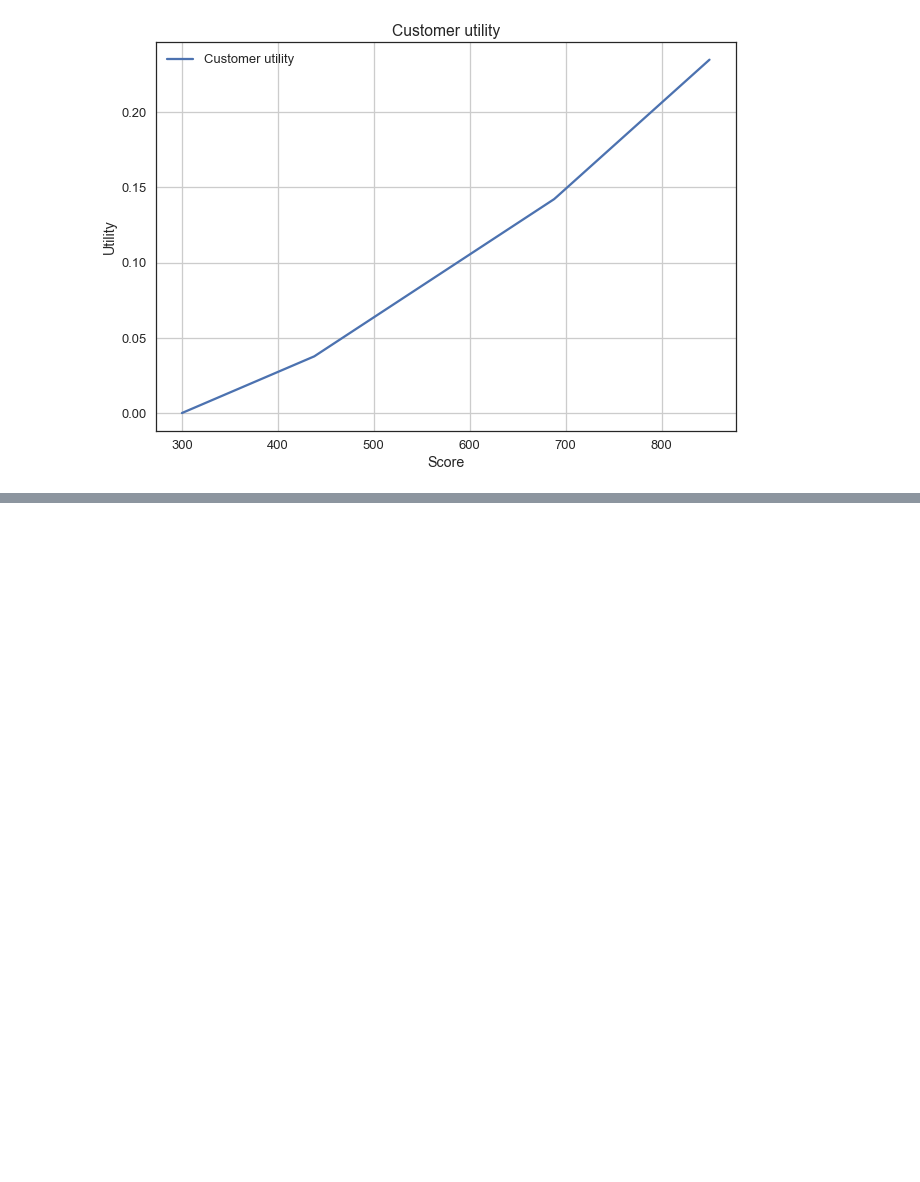
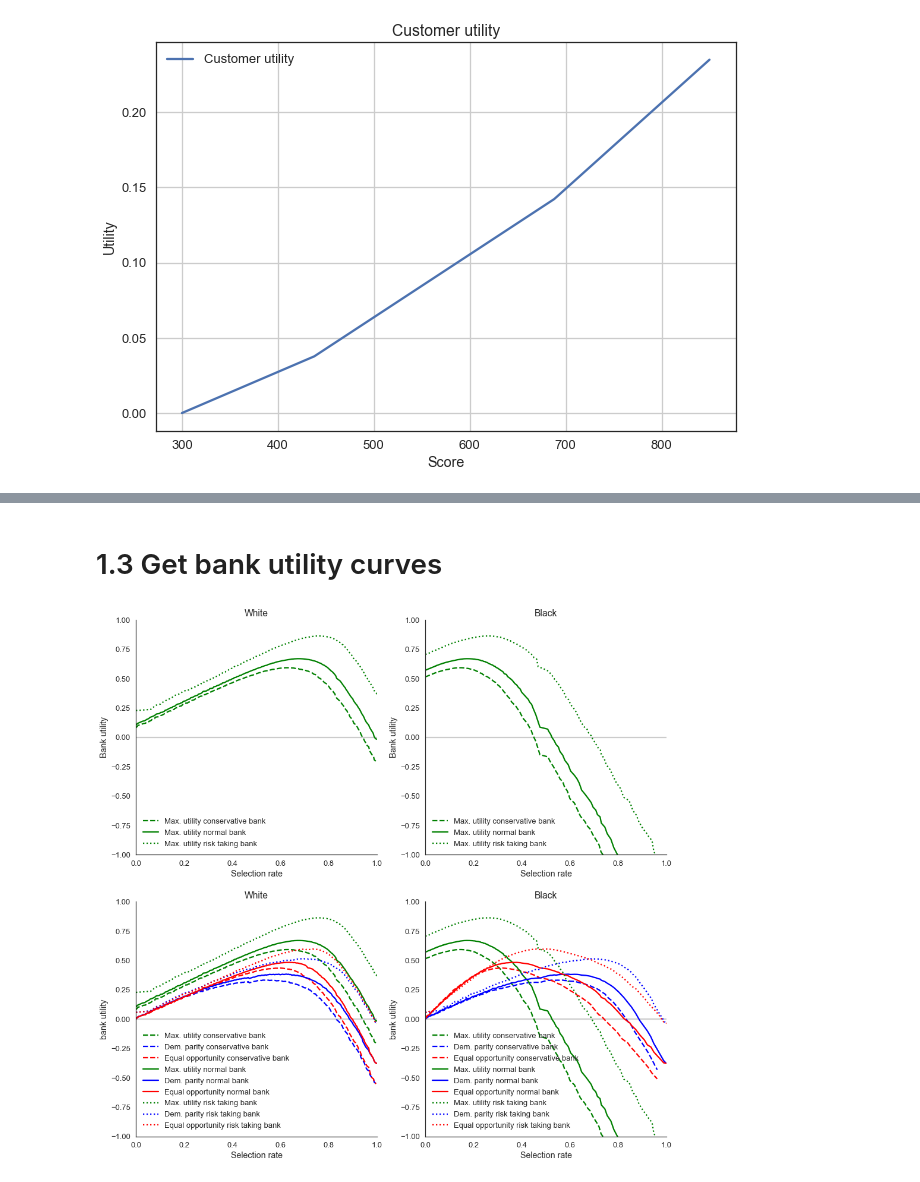
Before and after one commit to APMSSSR/Master_thesis, a Jupyter notebook: notebooks/Model1.ipynb, the cells around one changed output, grey strips where cells are left out. Cells and saved outputs as stored; diff of their text form; code cells hidden in the pictures; blank space fills up the shorter version.

```diff
--- a/notebooks/Model1.ipynb
+++ b/notebooks/Model1.ipynb
@@ -77,11 +81,12 @@ all_cdfs, performance, totals = fico.get_FICO_data(data_dir=DATA_DIR);
 cdfs = all_cdfs[group_names]
 cdf_groups = np.transpose(cdfs.values)
 
-repays = performance[group_names]
-
 scores = cdfs.index
 scores_list = scores.tolist()
 scores_repay = cdfs.index
+
+repays = performance[group_names]
+
 
 totals = fico.read_totals(data_dir=DATA_DIR)
 group_totals = np.zeros(len(group_names), dtype=np.int32)
@@ -96,6 +101,10 @@ for i in range(0, len(group_names)):
     customer_totals[i] = np.sum(np.round(pis[i]*group_totals[i]))
 print("Reference group totals: " + str(group_totals))
 print("Calculated group totals: " + str(customer_totals))
+# demographic statistics
+group_ratio = np.array((customer_totals[0], customer_totals[1]))
+group_size_ratio = group_ratio/group_ratio.sum()
+print("Group size ratio: " + str(group_size_ratio))
 
 pis_total = np.round(pis*group_totals[:, None])
 
@@ -261,0 +259,55 @@ NameError: name 'cdf_B1' is not defined
+# %% [markdown]
+# 1.3 Get bank utility curves
+# %%
+# get bank utility curves
+# XY_bank_utility_curves.shape= XxYxZ; X=bank(conservative, normal, risk taking) Y=group(White, Black) Z=values
+
+MP_bank_utility_curves = []
+DP_bank_utility_curves = []
+EO_bank_utility_curves = []
+
+for i in range(0,N_banks):
+    tmp_pis = np.vstack([customer_pis[0][i], customer_pis[1][i]])
+    tmp_cdfs = np.vstack([customer_cdfs[0][i], customer_cdfs[1][i]])
+
+    tmp_bank_utility_curves = dlo.get_utility_interest_curve_range(loan_repaid_probs, tmp_pis, scores, score_range, interest_rates[i], utils=util_repay[util_repay_selecter])
+    util_MP = np.amax(tmp_bank_utility_curves, axis=1)
+    MP_bank_utility_curves.append(np.vstack([tmp_bank_utility_curves[0] + util_MP[1], tmp_bank_utility_curves[1]+ util_MP[0]]))
+    DP_bank_utility_curves.append(dlo.get_utility_curves_dempar(tmp_bank_utility_curves,np.vstack(tmp_cdfs),group_size_ratio, scores))
+    EO_bank_utility_curves.append(dlo.get_utility_curves_eqopp(tmp_bank_utility_curves,loan_repaid_probs,tmp_pis,group_size_ratio, scores))
+
+# bank_utility_curves.shape= WxXxYxZ; W=policy(MP, DP, EO) X=bank(conservative, normal, risk taking) Y=group(White, Black) Z=values
+bank_utility_curves = [MP_bank_utility_curves, DP_bank_utility_curves, EO_bank_utility_curves]
+
+fig, ax = plt.subplots(2,2,figsize=(16,16));
+
+for i in range(2):
+    for j in range(2):
+        ax[i,j].spines['right'].set_visible(False)
+        ax[i,j].spines['top'].set_visible(False)
+        ax[i,j].axhline(0,LineStyle='-', color='grey',alpha=0.4)
+
+for i in range(0, N_groups):
+    for j in range(0, N_banks):
+        label = policy_names[0] + " " + bank_names[j] + " bank"
+        ax[0,i].plot(customer_rate_index[i][j], bank_utility_curves[0][j][i], color=policy_colors[0],LineStyle=bank_line_style[j] , label=label)
+    ax[0,i].set_title(group_names[i])
+    ax[0,i].set_xlabel('Selection rate')
+    ax[0,i].set_ylabel('Bank utility')
+    ax[0,i].set_ylim([-1,1])
+    ax[0,i].legend()
+    ax[0,i].set_xlim([0,1])
+
+for i in range(0, N_groups):
+    for j in range(0, N_banks):
+        for k in range(0, N_policy):
+            label = policy_names[k] + " " + bank_names[j] + " bank"
+            ax[1,i].plot(customer_rate_index[i][j], bank_utility_curves[k][j][i], color=policy_colors[k],LineStyle=bank_line_style[j] , label=label)
+    ax[1,i].set_title(group_names[i])
+    ax[1,i].set_xlabel('Selection rate')
+    ax[1,i].set_ylabel('bank utility')
+    ax[1,i].set_ylim([-1,1])
+    ax[1,i].legend()
+    ax[1,i].set_xlim([0,1])
+# %% [output]
+[figure, added]
```
Also changed, not shown: parts of 12 cells of this notebook, 6 other files.
